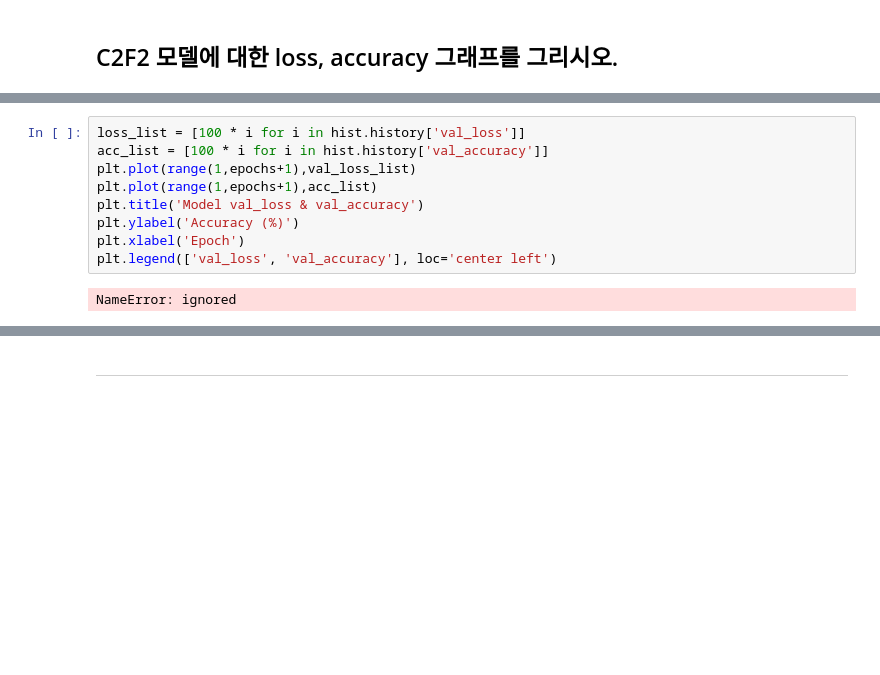
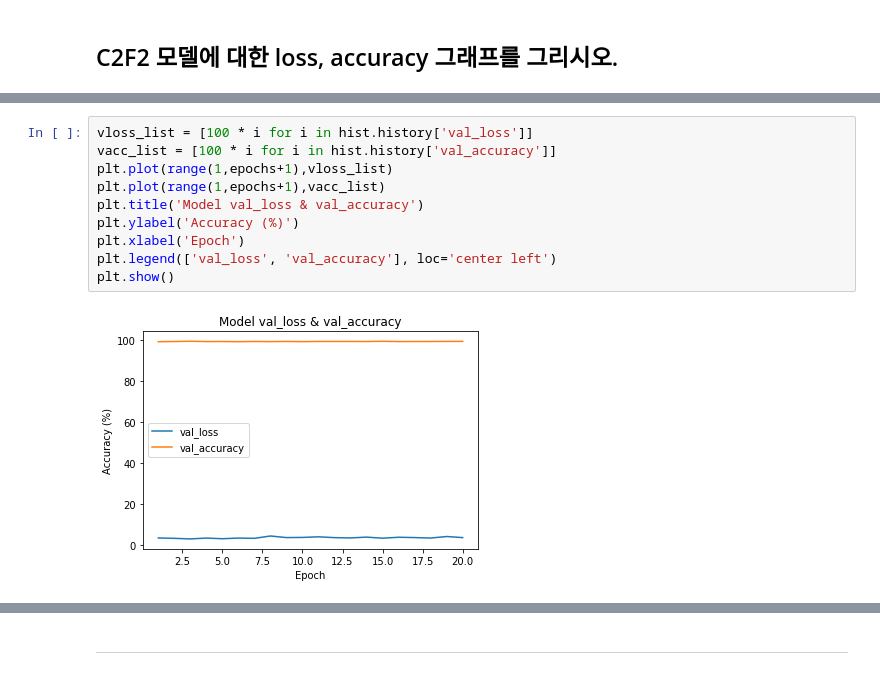
Before and after one commit to pdm03/pdm03, a Jupyter notebook: py-tensorflow/DL2-CNN/dl2_01_mnist_CNN_start.ipynb, the cells around one changed output, grey strips where cells are left out. Saved outputs shown, nothing was run; the diff lists cells and outputs as text; blank space fills up the shorter version.

```diff
--- a/py-tensorflow/DL2-CNN/dl2_01_mnist_CNN_start.ipynb
+++ b/py-tensorflow/DL2-CNN/dl2_01_mnist_CNN_start.ipynb
@@ -472,14 +477,15 @@ plt.legend(['loss', 'accuracy'], loc='center left')
 # %%
-loss_list = [100 * i for i in hist.history['val_loss']]
-acc_list = [100 * i for i in hist.history['val_accuracy']]
-plt.plot(range(1,epochs+1),val_loss_list)
-plt.plot(range(1,epochs+1),acc_list)
+vloss_list = [100 * i for i in hist.history['val_loss']]
+vacc_list = [100 * i for i in hist.history['val_accuracy']]
+plt.plot(range(1,epochs+1),vloss_list)
+plt.plot(range(1,epochs+1),vacc_list)
 plt.title('Model val_loss & val_accuracy')
 plt.ylabel('Accuracy (%)')
 plt.xlabel('Epoch')
 plt.legend(['val_loss', 'val_accuracy'], loc='center left')
+plt.show()
 # %% [output]
-NameError: ignored
+[figure, added]
 # %%
 plt.plot(range(1,epochs+1),acc_list)
 plt.plot(range(1,epochs+1),vacc_list)
```
Also changed, not shown: parts of 27 cells of this notebook.
